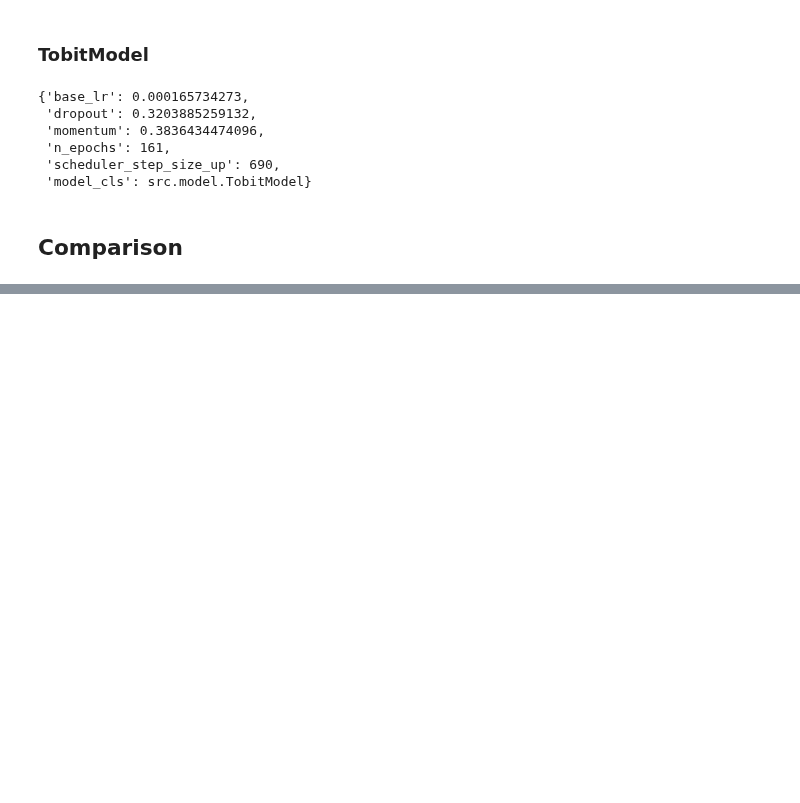
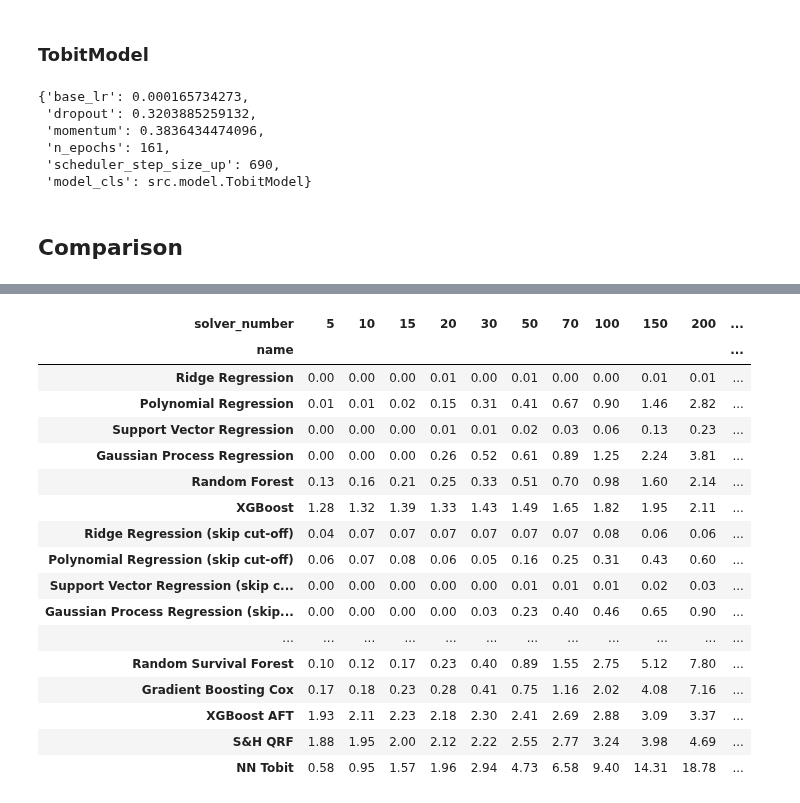
Before and after one commit to zakrzewow/raw-algorithm-portfolios, a Jupyter notebook: archive/phase1/comparison_permutation.ipynb, the cells around one changed output, grey strips where cells are left out. Drawn from its saved outputs; the diff is of its cells as text; code cells hidden in the pictures; blank space fills up the shorter version.

```diff
--- a/archive/phase1/comparison_permutation.ipynb
+++ b/archive/phase1/comparison_permutation.ipynb
@@ -555,0 +583,23 @@ styled_result
+# %%
+idx = [x["name"] for x in model_info_list]
+# fit time
+result_df.pivot_table(index="name", columns="solver_number", values="fit_time", aggfunc="mean").loc[idx].style.background_gradient(cmap="coolwarm", axis=None).format(precision=2)
+# %% [output]
+| solver_number | 5 | 10 | 15 | 20 | 30 | 50 | 70 | 100 | 150 | 200 | ... |
+| name |  |  |  |  |  |  |  |  |  |  | ... |
+| Ridge Regression | 0.00 | 0.00 | 0.00 | 0.01 | 0.00 | 0.01 | 0.00 | 0.00 | 0.01 | 0.01 | ... |
+| Polynomial Regression | 0.01 | 0.01 | 0.02 | 0.15 | 0.31 | 0.41 | 0.67 | 0.90 | 1.46 | 2.82 | ... |
+| Support Vector Regression | 0.00 | 0.00 | 0.00 | 0.01 | 0.01 | 0.02 | 0.03 | 0.06 | 0.13 | 0.23 | ... |
+| Gaussian Process Regression | 0.00 | 0.00 | 0.00 | 0.26 | 0.52 | 0.61 | 0.89 | 1.25 | 2.24 | 3.81 | ... |
+| Random Forest | 0.13 | 0.16 | 0.21 | 0.25 | 0.33 | 0.51 | 0.70 | 0.98 | 1.60 | 2.14 | ... |
+| XGBoost | 1.28 | 1.32 | 1.39 | 1.33 | 1.43 | 1.49 | 1.65 | 1.82 | 1.95 | 2.11 | ... |
+| Ridge Regression (skip cut-off) | 0.04 | 0.07 | 0.07 | 0.07 | 0.07 | 0.07 | 0.07 | 0.08 | 0.06 | 0.06 | ... |
+| Polynomial Regression (skip cut-off) | 0.06 | 0.07 | 0.08 | 0.06 | 0.05 | 0.16 | 0.25 | 0.31 | 0.43 | 0.60 | ... |
+| Support Vector Regression (skip c... | 0.00 | 0.00 | 0.00 | 0.00 | 0.00 | 0.01 | 0.01 | 0.01 | 0.02 | 0.03 | ... |
+| Gaussian Process Regression (skip... | 0.00 | 0.00 | 0.00 | 0.00 | 0.03 | 0.23 | 0.40 | 0.46 | 0.65 | 0.90 | ... |
+| ... | ... | ... | ... | ... | ... | ... | ... | ... | ... | ... | ... |
+| Random Survival Forest | 0.10 | 0.12 | 0.17 | 0.23 | 0.40 | 0.89 | 1.55 | 2.75 | 5.12 | 7.80 | ... |
+| Gradient Boosting Cox | 0.17 | 0.18 | 0.23 | 0.28 | 0.41 | 0.75 | 1.16 | 2.02 | 4.08 | 7.16 | ... |
+| XGBoost AFT | 1.93 | 2.11 | 2.23 | 2.18 | 2.30 | 2.41 | 2.69 | 2.88 | 3.09 | 3.37 | ... |
+| S&H QRF | 1.88 | 1.95 | 2.00 | 2.12 | 2.22 | 2.55 | 2.77 | 3.24 | 3.98 | 4.69 | ... |
+| NN Tobit | 0.58 | 0.95 | 1.57 | 1.96 | 2.94 | 4.73 | 6.58 | 9.40 | 14.31 | 18.78 | ... |
```
Also changed, not shown: parts of 7 cells of this notebook, 1 other file.
